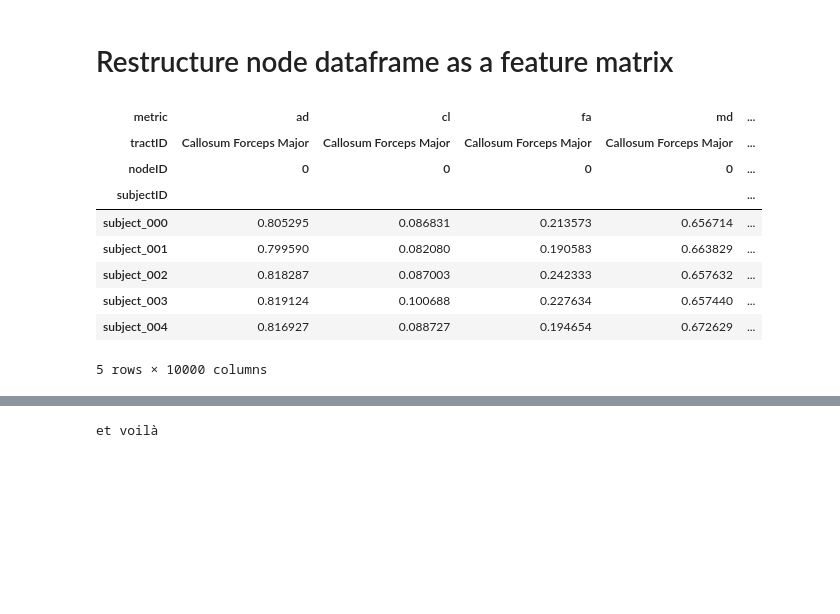
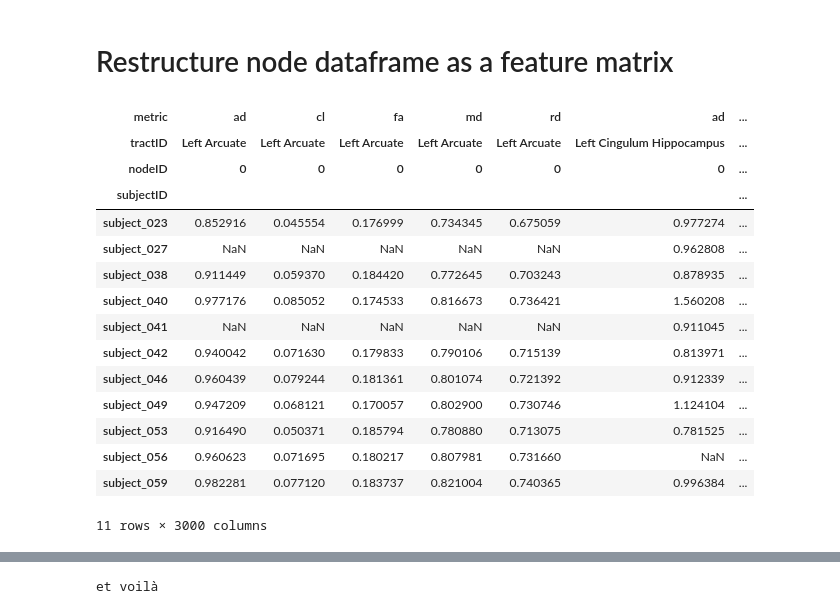
Before and after one commit to yeatmanlab/AFQ-Insight, a Jupyter notebook: feature-prep.ipynb, the cells around one changed output, grey strips where cells are left out. Drawn from its saved outputs; the diff is of its cells as text; code cells hidden in the pictures; blank space fills up the shorter version.

```diff
--- a/feature-prep.ipynb
+++ b/feature-prep.ipynb
@@ -170,20 +170,28 @@ extrapolated.loc[by_node_idx.isnull().any(axis='columns'), by_node_idx.isnull().
 # %%
 # Now we have the NaN values filled in, we want to structure the nodes dataframe
 # as a feature matrix with one row per subject and one column for each
 # combination of metric, tractID, and nodeID
 features = extrapolated.stack(['subjectID', 'tractID', 'metric']).unstack(['metric', 'tractID', 'nodeID'])
 features.head()
+
+features.loc[features.isnull().any(axis='columns'), features.isnull().any(axis='rows')]
 # %% [output]
-| metric | ad | cl | fa | md | ... |
-| tractID | Callosum Forceps Major | Callosum Forceps Major | Callosum Forceps Major | Callosum Forceps Major | ... |
-| nodeID | 0 | 0 | 0 | 0 | ... |
-| subjectID |  |  |  |  | ... |
-| subject_000 | 0.805295 | 0.086831 | 0.213573 | 0.656714 | ... |
-| subject_001 | 0.799590 | 0.082080 | 0.190583 | 0.663829 | ... |
-| subject_002 | 0.818287 | 0.087003 | 0.242333 | 0.657632 | ... |
-| subject_003 | 0.819124 | 0.100688 | 0.227634 | 0.657440 | ... |
-| subject_004 | 0.816927 | 0.088727 | 0.194654 | 0.672629 | ... |
+| metric | ad | cl | fa | md | rd | ad | ... |
+| tractID | Left Arcuate | Left Arcuate | Left Arcuate | Left Arcuate | Left Arcuate | Left Cingulum Hippocampus | ... |
+| nodeID | 0 | 0 | 0 | 0 | 0 | 0 | ... |
+| subjectID |  |  |  |  |  |  | ... |
+| subject_023 | 0.852916 | 0.045554 | 0.176999 | 0.734345 | 0.675059 | 0.977274 | ... |
+| subject_027 | NaN | NaN | NaN | NaN | NaN | 0.962808 | ... |
+| subject_038 | 0.911449 | 0.059370 | 0.184420 | 0.772645 | 0.703243 | 0.878935 | ... |
+| subject_040 | 0.977176 | 0.085052 | 0.174533 | 0.816673 | 0.736421 | 1.560208 | ... |
+| subject_041 | NaN | NaN | NaN | NaN | NaN | 0.911045 | ... |
+| subject_042 | 0.940042 | 0.071630 | 0.179833 | 0.790106 | 0.715139 | 0.813971 | ... |
+| subject_046 | 0.960439 | 0.079244 | 0.181361 | 0.801074 | 0.721392 | 0.912339 | ... |
+| subject_049 | 0.947209 | 0.068121 | 0.170057 | 0.802900 | 0.730746 | 1.124104 | ... |
+| subject_053 | 0.916490 | 0.050371 | 0.185794 | 0.780880 | 0.713075 | 0.781525 | ... |
+| subject_056 | 0.960623 | 0.071695 | 0.180217 | 0.807981 | 0.731660 | NaN | ... |
+| subject_059 | 0.982281 | 0.077120 | 0.183737 | 0.821004 | 0.740365 | 0.996384 | ... |
-5 rows × 10000 columns
+11 rows × 3000 columns
 # %%
 # We're almost there. It'd be nice if the multi-indexed columns were ordered well
 # So let's reorder the columns
```
Also changed, not shown: parts of 1 cell of this notebook, 2 other files.
